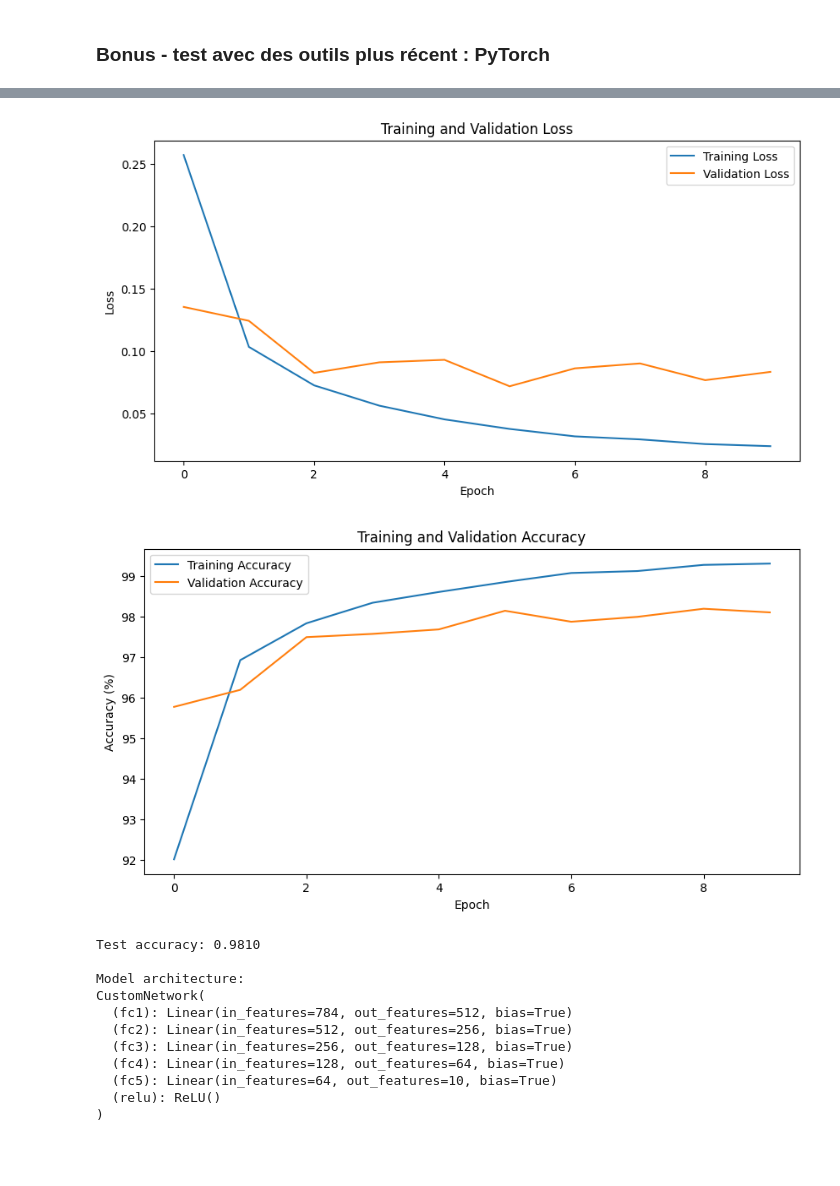
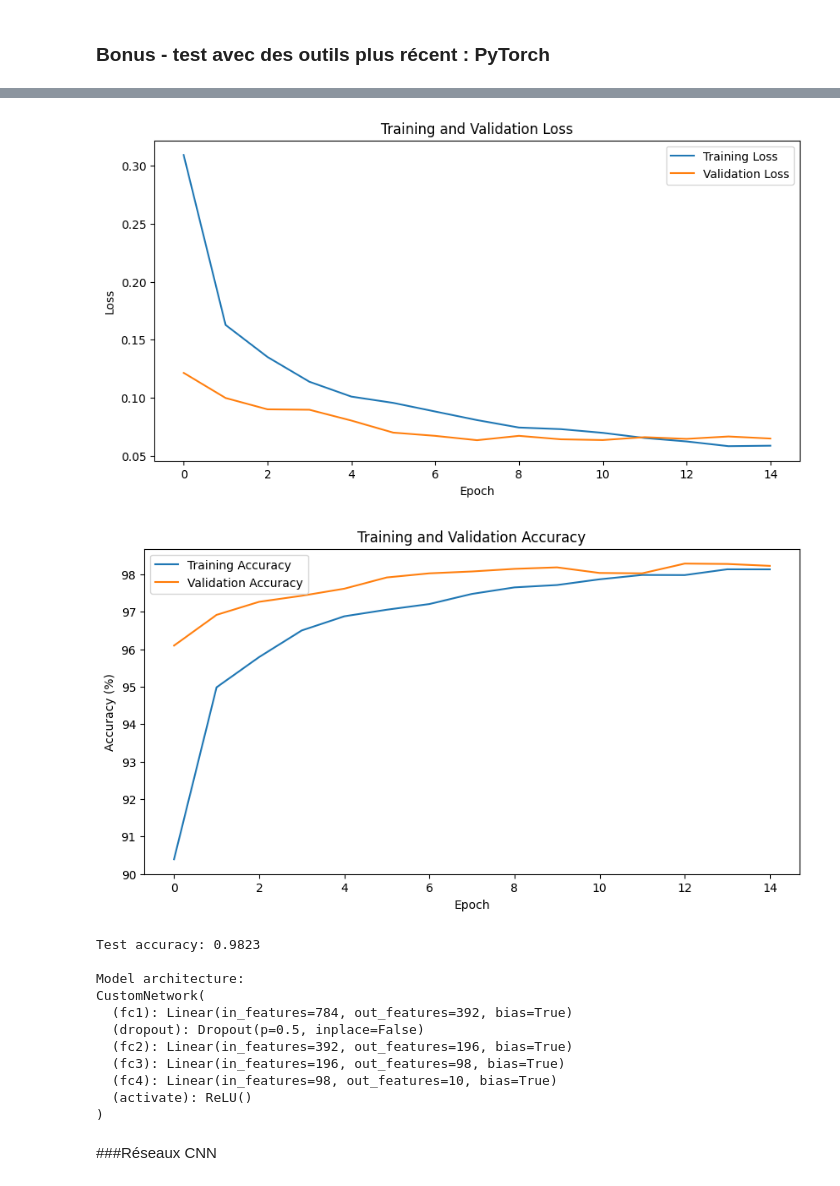
Before and after one commit to AntoinePERRETTE/ETRS923-IA-et-Objets-Connect-s, a Jupyter notebook: ETRS923.ipynb, the cells around one changed output, grey strips where cells are left out. Cells and saved outputs as stored; diff of their text form; code cells hidden in the pictures; blank space fills up the shorter version.

```diff
--- a/ETRS923.ipynb
+++ b/ETRS923.ipynb
@@ -943,19 +943,19 @@ test_loader = DataLoader(test_dataset, batch_size=batch_size, shuffle=False)
 class CustomNetwork(nn.Module):
     def __init__(self):
         super(CustomNetwork, self).__init__()
-        self.fc1 = nn.Linear(784, 512)
-        self.fc2 = nn.Linear(512, 256)
-        self.fc3 = nn.Linear(256, 128)
-        self.fc4 = nn.Linear(128, 64)
-        self.fc5 = nn.Linear(64, 10)
-        self.relu = nn.ReLU()        # Fonction d'activation
+        self.fc1 = nn.Linear(784, 392)
+        self.dropout = nn.Dropout(0.5)
+        self.fc2 = nn.Linear(392, 196)
+        self.fc3 = nn.Linear(196, 98)
+        self.fc4 = nn.Linear(98, 10)
+        self.activate = nn.ReLU()        # Fonction d'activation
 
     def forward(self, x):
-        x = self.relu(self.fc1(x))
-        x = self.relu(self.fc2(x))
-        x = self.relu(self.fc3(x))
-        x = self.relu(self.fc4(x))
-        x = self.fc5(x)  # Pas d'activation sur la dernière couche
+        x = self.activate(self.fc1(x))
+        x = self.dropout(x)
+        x = self.activate(self.fc2(x))
+        x = self.activate(self.fc3(x))
+        x = self.fc4(x)  # Pas d'activation sur la dernière couche
         return x
 
 model = CustomNetwork()
@@ -968,7 +968,7 @@ train_accs = []
 val_losses = []
 val_accs = []
 
-num_epochs = 10
+num_epochs = 15
 for epoch in range(num_epochs):
     model.train()
     running_loss = 0.0
@@ -1037,8 +1037,5 @@ with torch.no_grad():
     _, predicted = torch.max(outputs, 1)
     test_acc = (predicted == y_test_tensor).sum().item() / y_test_tensor.size(0)
     print(f'Test accuracy: {test_acc:.4f}')
-
-print("\nModel architecture:")
-print(model)
 # %% [output]
 Training set size: (60000, 28, 28), Test set size: (10000, 28, 28)
@@ -1055,13 +1057,15 @@ Epoch 10/10 - loss: 0.0239 - accuracy: 99.3033 - val_loss: 0.0834 - val_accuracy
-[figure, old version]
+[figure, new version]
-[figure, old version]
+[figure, new version]
-Test accuracy: 0.9810
+Test accuracy: 0.9823
 
 Model architecture:
 CustomNetwork(
-  (fc1): Linear(in_features=784, out_features=512, bias=True)
-  (fc2): Linear(in_features=512, out_features=256, bias=True)
-  (fc3): Linear(in_features=256, out_features=128, bias=True)
-  (fc4): Linear(in_features=128, out_features=64, bias=True)
-  (fc5): Linear(in_features=64, out_features=10, bias=True)
-  (relu): ReLU()
+  (fc1): Linear(in_features=784, out_features=392, bias=True)
+  (dropout): Dropout(p=0.5, inplace=False)
+  (fc2): Linear(in_features=392, out_features=196, bias=True)
+  (fc3): Linear(in_features=196, out_features=98, bias=True)
+  (fc4): Linear(in_features=98, out_features=10, bias=True)
+  (activate): ReLU()
 )
+# %% [markdown]
+###Réseaux CNN
```
Also changed, not shown: parts of 2 cells of this notebook.
